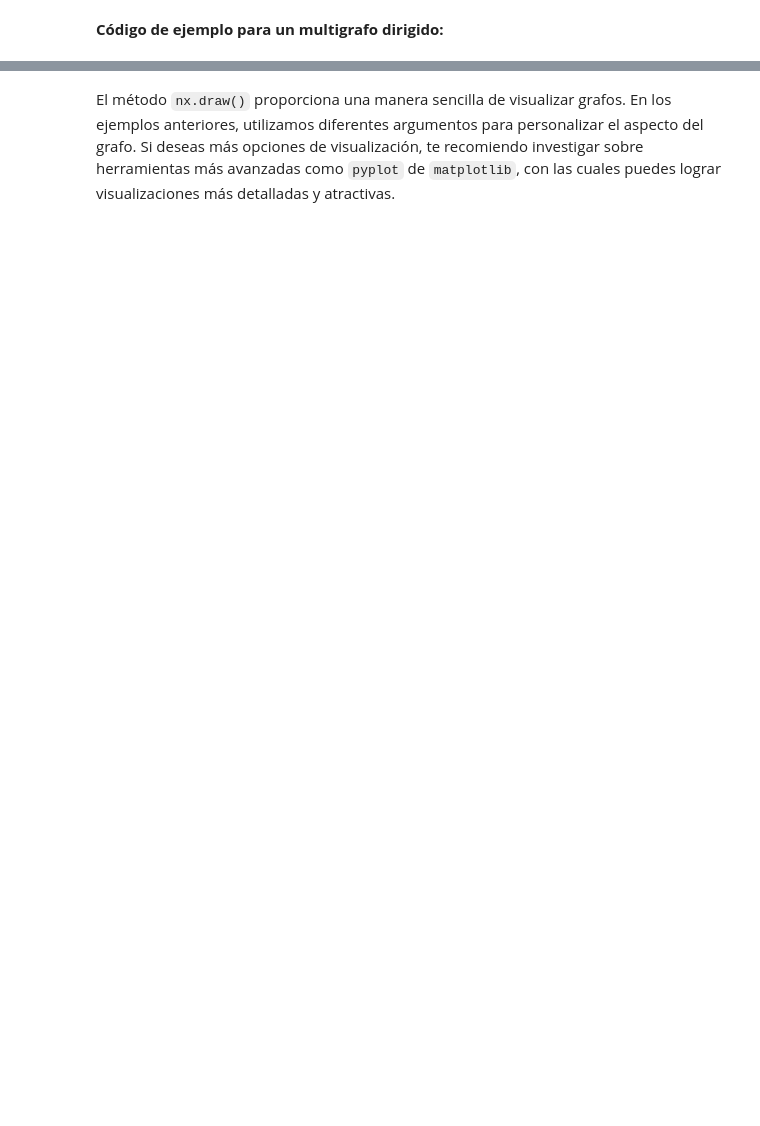
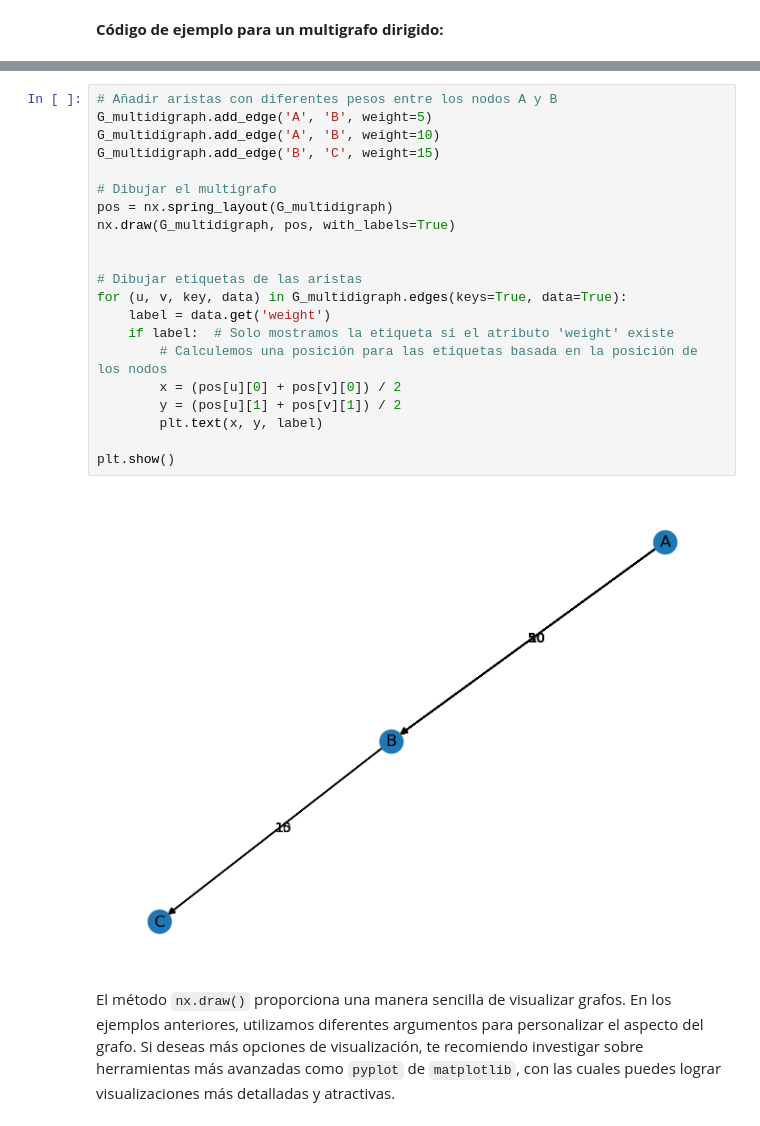
Before and after one commit to tabarespozos/Network_Flow, a Jupyter notebook: _build/jupyter_execute/Class_1_Introduction_Motivation/3-Graphs.ipynb, the cells around one changed output, grey strips where cells are left out. Drawn from its saved outputs; the diff is of its cells as text; blank space fills up the shorter version.

```diff
--- a/_build/jupyter_execute/Class_1_Introduction_Motivation/3-Graphs.ipynb
+++ b/_build/jupyter_execute/Class_1_Introduction_Motivation/3-Graphs.ipynb
@@ -194,3 +194,26 @@ plt.show()
+# %%
+# Añadir aristas con diferentes pesos entre los nodos A y B
+G_multidigraph.add_edge('A', 'B', weight=5)
+G_multidigraph.add_edge('A', 'B', weight=10)
+G_multidigraph.add_edge('B', 'C', weight=15)
+
+# Dibujar el multigrafo
+pos = nx.spring_layout(G_multidigraph)
+nx.draw(G_multidigraph, pos, with_labels=True)
+
+
+# Dibujar etiquetas de las aristas
+for (u, v, key, data) in G_multidigraph.edges(keys=True, data=True):
+    label = data.get('weight')
+    if label:  # Solo mostramos la etiqueta si el atributo 'weight' existe
+        # Calculemos una posición para las etiquetas basada en la posición de los nodos
+        x = (pos[u][0] + pos[v][0]) / 2
+        y = (pos[u][1] + pos[v][1]) / 2
+        plt.text(x, y, label)
+
+plt.show()
+# %% [output]
+[figure, added]
 # %% [markdown]
 El método `nx.draw()` proporciona una manera sencilla de visualizar grafos. En los ejemplos anteriores, utilizamos diferentes argumentos para personalizar el aspecto del grafo. Si deseas más opciones de visualización, te recomiendo investigar sobre herramientas más avanzadas como `pyplot` de `matplotlib`, con las cuales puedes lograr visualizaciones más detalladas y atractivas.
 # %% [markdown]
```
Also changed, not shown: parts of 11 cells of this notebook, 11 other files.
